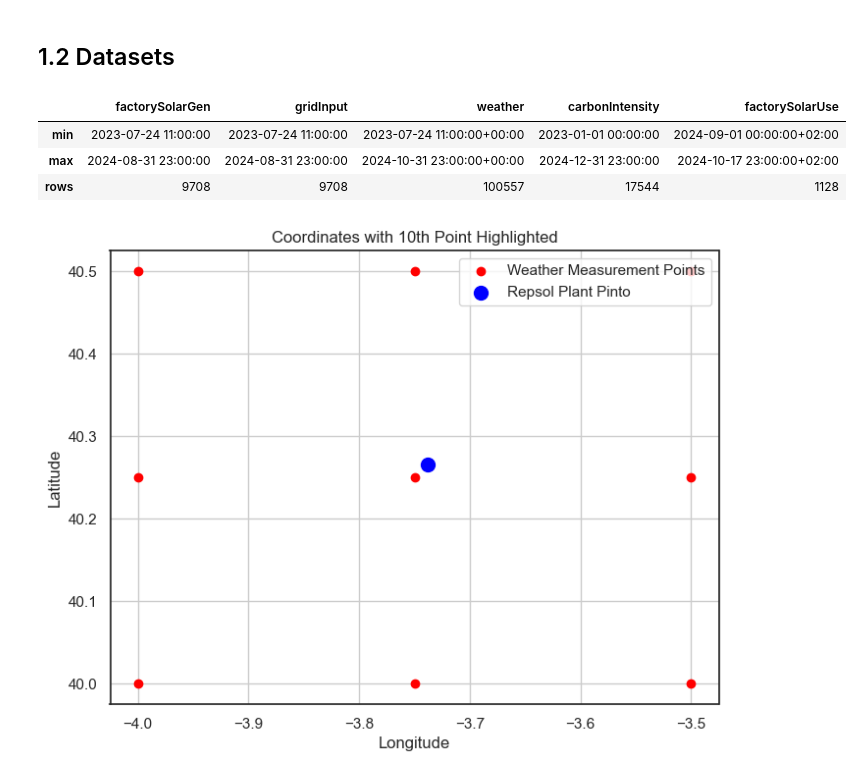
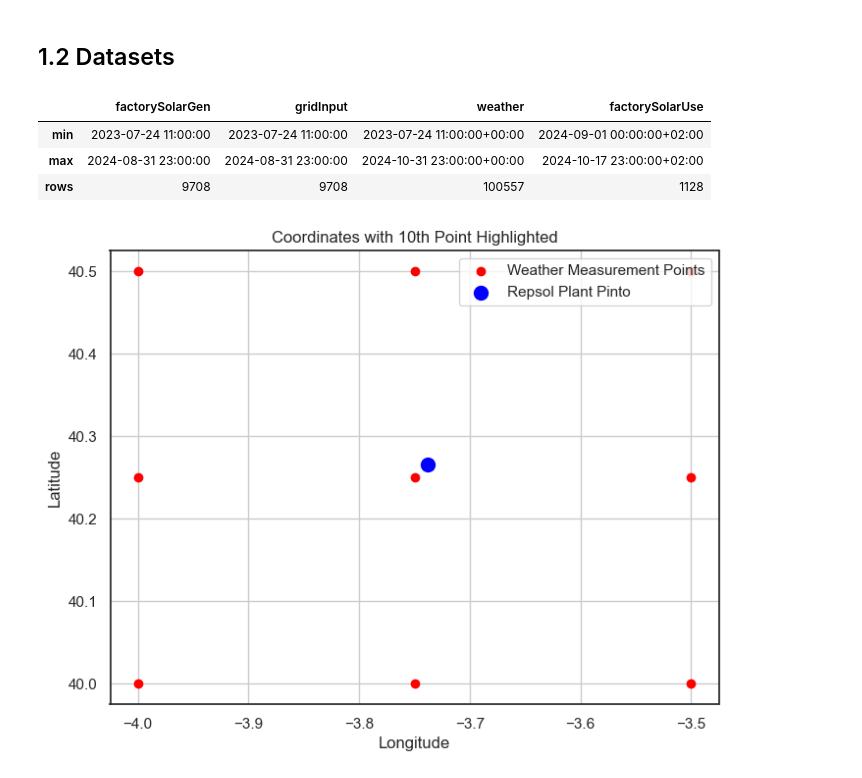
Before and after one commit to sajodajo/CCCCC-Datathon, a Jupyter notebook: D1-1_EDA.ipynb, the cells around one changed output. Saved outputs shown, nothing was run; the diff lists cells and outputs as text; code cells hidden in the pictures.

```diff
--- a/D1-1_EDA.ipynb
+++ b/D1-1_EDA.ipynb
@@ -29,13 +29,11 @@ import re
 # %% [markdown]
 ## 1.2 Datasets
 # %%
-data_factorySolarGen = pd.read_csv('Generacion_fotovoltaica.csv')
-data_gridInput = pd.read_csv('Consumo.csv')
-data_Weather = pd.read_csv('Meteorologia.csv')
-data_CarbonIntensity23 = pd.read_csv('ES_2023_hourly.csv')
-data_CarbonIntensity24 = pd.read_csv('ES_2024_hourly.csv')
-data_CarbonIntensity = pd.concat([data_CarbonIntensity23, data_CarbonIntensity24], ignore_index=True)
-data_factorySolarUse = pd.read_csv('Consumo_fotovoltaica.csv')
+data_factorySolarGen = pd.read_csv('Repsol Datasets/Generacion_fotovoltaica.csv')
+data_gridInput = pd.read_csv('Repsol Datasets/Consumo.csv')
+data_Weather = pd.read_csv('Repsol Datasets/Meteorologia.csv')
+data_CarbonIntensity24 = pd.read_csv('Repsol Datasets/ES_2024_hourly.csv')
+data_factorySolarUse = pd.read_csv('Repsol Datasets/Consumo_fotovoltaica.csv')
 # %%
 import pandas as pd
 
@@ -85,27 +82,26 @@ data_factorySolarUse = renameAndIndex(data_factorySolarUse,'FECHA')
 # %%
 allDatasets = {
     "factorySolarGen": data_factorySolarGen,
     "gridInput": data_gridInput,
     "weather": data_Weather,
-    "carbonIntensity": data_CarbonIntensity,
     "factorySolarUse": data_factorySolarUse
 }
 
 minMaxDates = {}
 for name, dataset in allDatasets.items():
     min_date = dataset.index.min()
     max_date = dataset.index.max()
     dataLen = len(dataset)
     minMaxDates[name] = {"min": min_date, "max": max_date, "rows":dataLen}
 
 timeframes = pd.DataFrame(minMaxDates)
 
 timeframes
 # %% [output]
-|  | factorySolarGen | gridInput | weather | carbonIntensity | factorySolarUse |
-| min | 2023-07-24 11:00:00 | 2023-07-24 11:00:00 | 2023-07-24 11:00:00+00:00 | 2023-01-01 00:00:00 | 2024-09-01 00:00:00+02:00 |
-| max | 2024-08-31 23:00:00 | 2024-08-31 23:00:00 | 2024-10-31 23:00:00+00:00 | 2024-12-31 23:00:00 | 2024-10-17 23:00:00+02:00 |
-| rows | 9708 | 9708 | 100557 | 17544 | 1128 |
+|  | factorySolarGen | gridInput | weather | factorySolarUse |
+| min | 2023-07-24 11:00:00 | 2023-07-24 11:00:00 | 2023-07-24 11:00:00+00:00 | 2024-09-01 00:00:00+02:00 |
+| max | 2024-08-31 23:00:00 | 2024-08-31 23:00:00 | 2024-10-31 23:00:00+00:00 | 2024-10-17 23:00:00+02:00 |
+| rows | 9708 | 9708 | 100557 | 1128 |
 # %%
 coords = data_Weather[['LATITUDE', 'LONGITUDE']].drop_duplicates().values.tolist()
 repsolPintoCoords = [40.265468,-3.738145]
```
Also changed, not shown: parts of 11 cells of this notebook, 23 other files.
